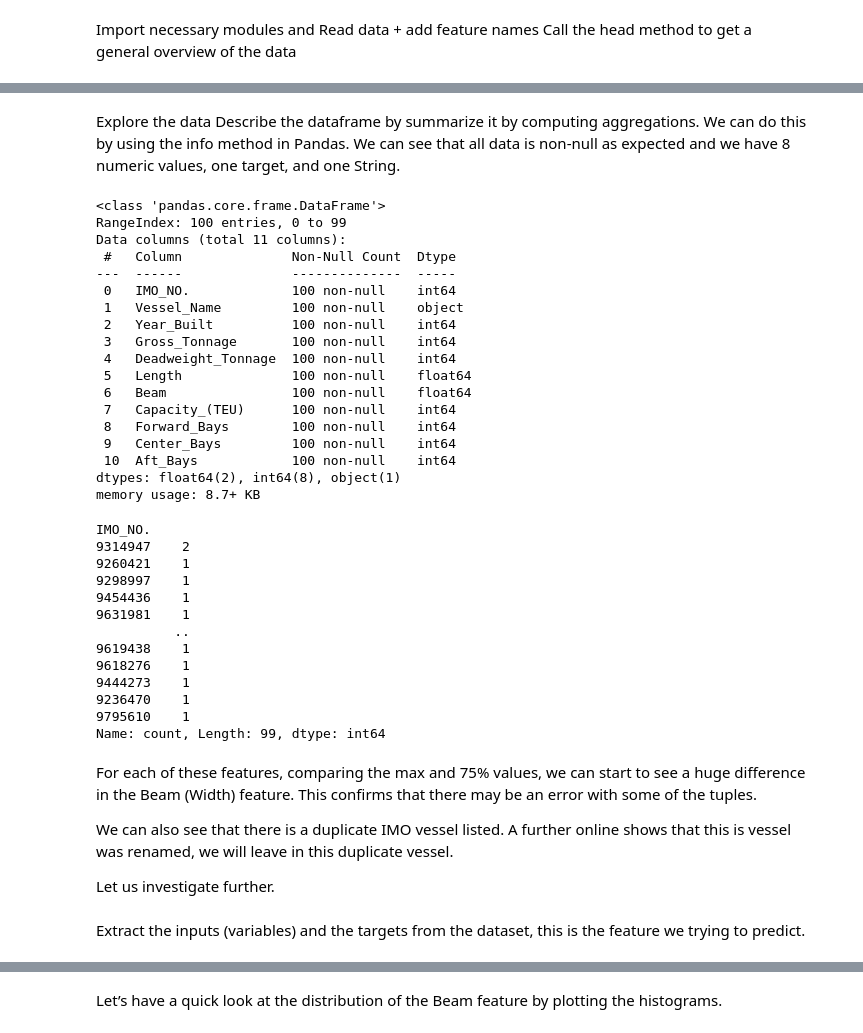
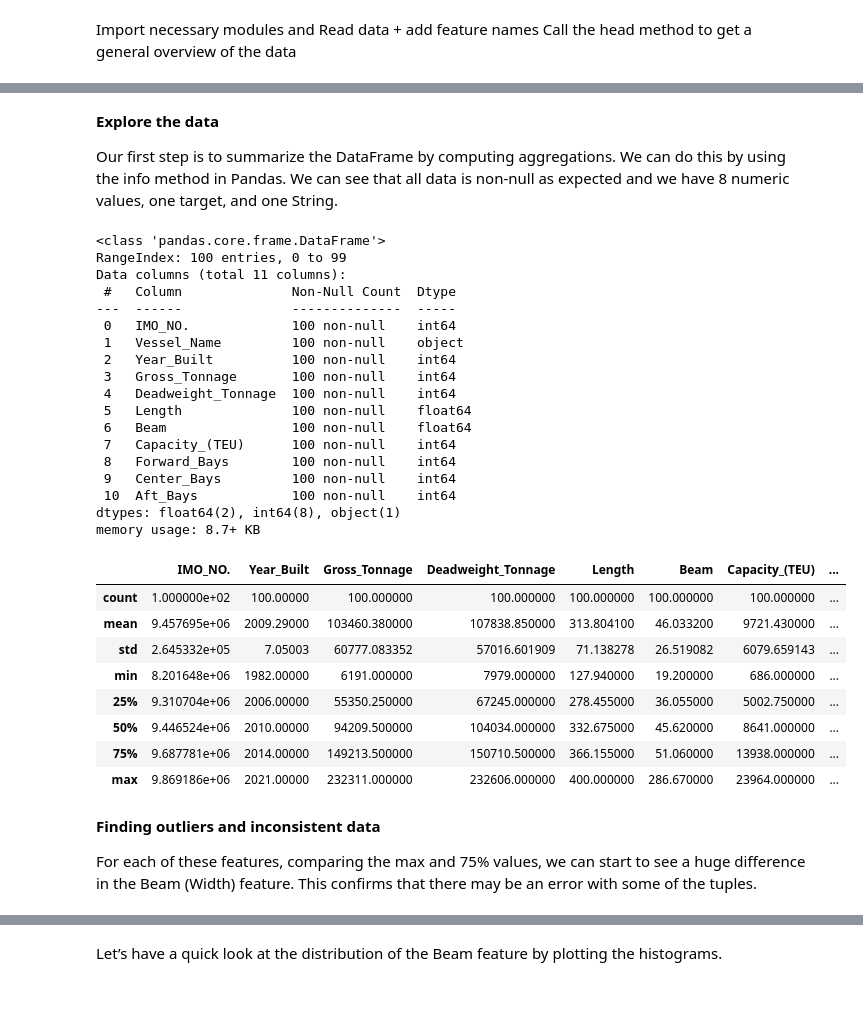
Before and after one commit to ricky11/COMP2002-AI, a Jupyter notebook: 1.1 Data Prep/Assessment2 copy.ipynb, the cells around one changed output, grey strips where cells are left out. Cells and saved outputs as stored; diff of their text form; code cells hidden in the pictures; blank space fills up the shorter version.

```diff
--- a/1.1 Data Prep/Assessment2 copy.ipynb
+++ b/1.1 Data Prep/Assessment2 copy.ipynb
@@ -27,47 +37,39 @@ data.head()
 # %% [markdown]
-Explore the data
-Describe the dataframe by summarize it by computing aggregations. We can do this by using the info method in Pandas. We can see that all data is non-null as expected and we have 8 numeric values, one target, and one String.
+**Explore the data**
+
+Our first step is to summarize the DataFrame by  computing aggregations. We can do this by using the info method in Pandas. We can see that all data is non-null as expected and we have 8 numeric values, one target, and one String.
 # %%
 data.info()
 data.describe()
-data['IMO_NO.'].value_counts()
 # %% [output]
 <class 'pandas.core.frame.DataFrame'>
 RangeIndex: 100 entries, 0 to 99
 Data columns (total 11 columns):
  #   Column              Non-Null Count  Dtype
 ---  ------              --------------  -----
  0   IMO_NO.             100 non-null    int64
  1   Vessel_Name         100 non-null    object
  2   Year_Built          100 non-null    int64
  3   Gross_Tonnage       100 non-null    int64
  4   Deadweight_Tonnage  100 non-null    int64
  5   Length              100 non-null    float64
  6   Beam                100 non-null    float64
  7   Capacity_(TEU)      100 non-null    int64
  8   Forward_Bays        100 non-null    int64
  9   Center_Bays         100 non-null    int64
  10  Aft_Bays            100 non-null    int64
 dtypes: float64(2), int64(8), object(1)
 memory usage: 8.7+ KB
-IMO_NO.
-9314947    2
-9260421    1
-9298997    1
-9454436    1
-9631981    1
-          ..
-9619438    1
-9618276    1
-9444273    1
-9236470    1
-9795610    1
-Name: count, Length: 99, dtype: int64
+|  | IMO_NO. | Year_Built | Gross_Tonnage | Deadweight_Tonnage | Length | Beam | Capacity_(TEU) | ... |
+| count | 1.000000e+02 | 100.00000 | 100.000000 | 100.000000 | 100.000000 | 100.000000 | 100.000000 | ... |
+| mean | 9.457695e+06 | 2009.29000 | 103460.380000 | 107838.850000 | 313.804100 | 46.033200 | 9721.430000 | ... |
+| std | 2.645332e+05 | 7.05003 | 60777.083352 | 57016.601909 | 71.138278 | 26.519082 | 6079.659143 | ... |
+| min | 8.201648e+06 | 1982.00000 | 6191.000000 | 7979.000000 | 127.940000 | 19.200000 | 686.000000 | ... |
+| 25% | 9.310704e+06 | 2006.00000 | 55350.250000 | 67245.000000 | 278.455000 | 36.055000 | 5002.750000 | ... |
+| 50% | 9.446524e+06 | 2010.00000 | 94209.500000 | 104034.000000 | 332.675000 | 45.620000 | 8641.000000 | ... |
+| 75% | 9.687781e+06 | 2014.00000 | 149213.500000 | 150710.500000 | 366.155000 | 51.060000 | 13938.000000 | ... |
+| max | 9.869186e+06 | 2021.00000 | 232311.000000 | 232606.000000 | 400.000000 | 286.670000 | 23964.000000 | ... |
 # %% [markdown]
+**Finding outliers and inconsistent data**
+
 For each of these features, comparing the max and 75% values, we can start to see a huge difference in the Beam (Width) feature. This confirms that there may be an error with some of the tuples.
-
-We can also see that there is a duplicate IMO vessel listed. A further online shows that this is vessel was renamed, we will leave in this duplicate vessel.
-
-Let us investigate further.
-# %% [markdown]
-Extract the inputs (variables) and the targets from the dataset, this is the feature we trying to predict.
```
Also changed, not shown: parts of 61 cells of this notebook, 5 other files.
